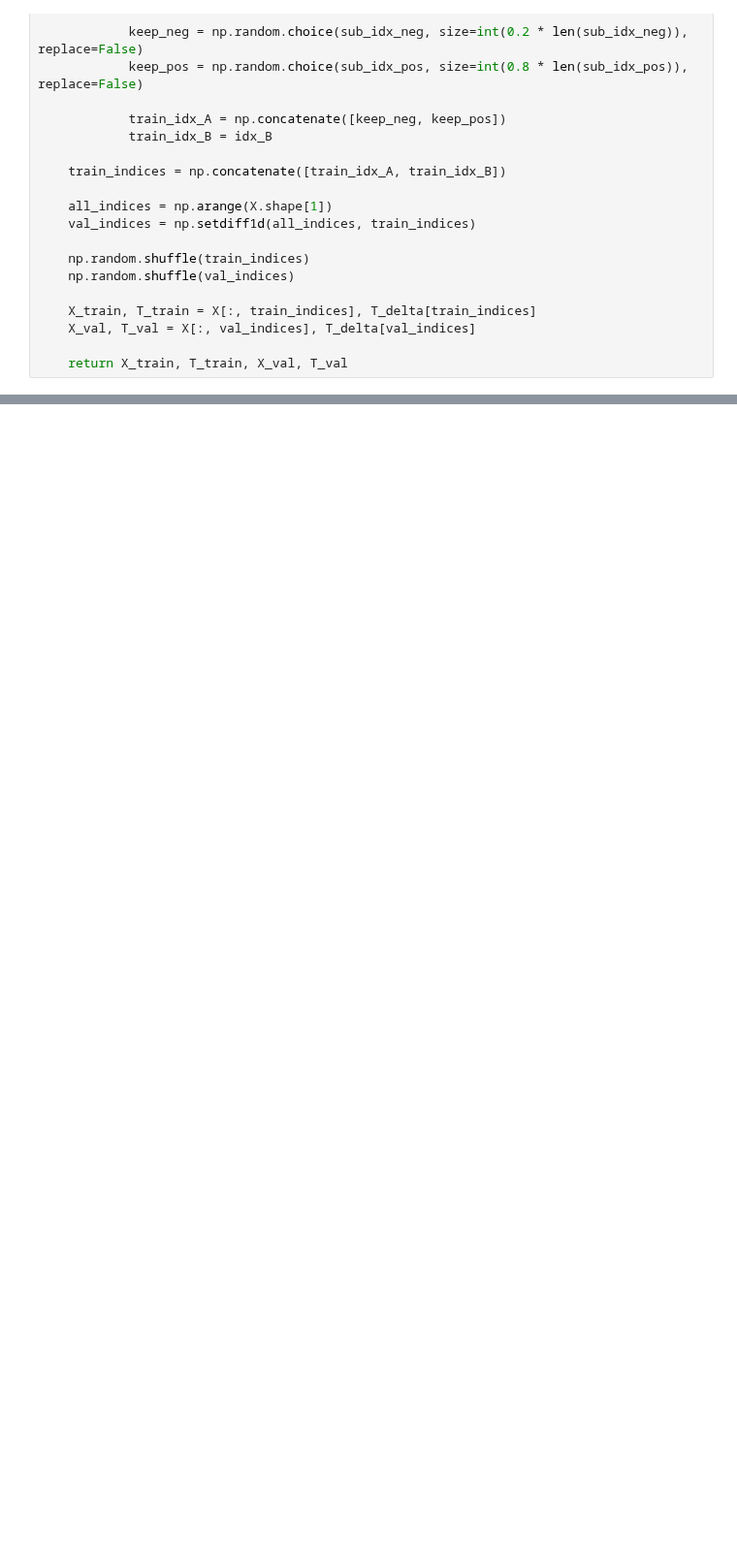
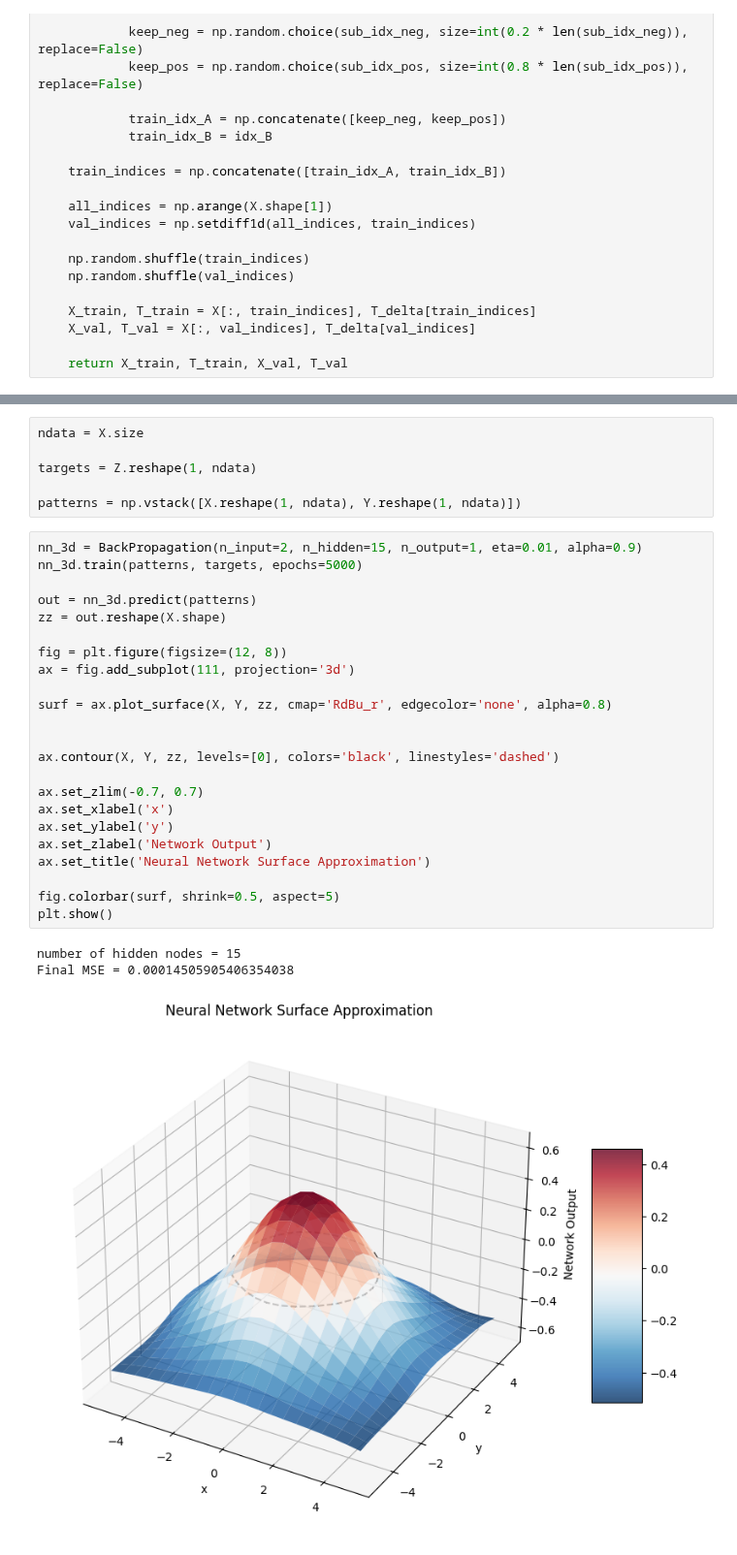
Before and after one commit to OlleThomsen/annda_lab_1b, a Jupyter notebook: assignment_part1.ipynb, the cells around one changed output, grey strips where cells are left out. Shown at 97% size. Saved outputs shown, nothing was run; the diff lists cells and outputs as text; blank space fills up the shorter version.

Commit message:
Added code for 3.1.3 Function approximation of assignment part 1

```diff
--- a/assignment_part1.ipynb
+++ b/assignment_part1.ipynb
@@ -266,0 +426,33 @@ Final Val Accuracy = 90.000000%
+# %%
+ndata = X.size
+
+targets = Z.reshape(1, ndata)
+
+patterns = np.vstack([X.reshape(1, ndata), Y.reshape(1, ndata)])
+# %%
+nn_3d = BackPropagation(n_input=2, n_hidden=15, n_output=1, eta=0.01, alpha=0.9)
+nn_3d.train(patterns, targets, epochs=5000)
+
+out = nn_3d.predict(patterns)
+zz = out.reshape(X.shape)
+
+fig = plt.figure(figsize=(12, 8))
+ax = fig.add_subplot(111, projection='3d')
+
+surf = ax.plot_surface(X, Y, zz, cmap='RdBu_r', edgecolor='none', alpha=0.8)
+
+
+ax.contour(X, Y, zz, levels=[0], colors='black', linestyles='dashed')
+
+ax.set_zlim(-0.7, 0.7)
+ax.set_xlabel('x')
+ax.set_ylabel('y')
+ax.set_zlabel('Network Output')
+ax.set_title('Neural Network Surface Approximation')
+
+fig.colorbar(surf, shrink=0.5, aspect=5)
+plt.show()
+# %% [output]
+number of hidden nodes = 15
+Final MSE = 0.00014505905406354038
+[figure, added]
```
Also changed, not shown: parts of 11 cells of this notebook.
